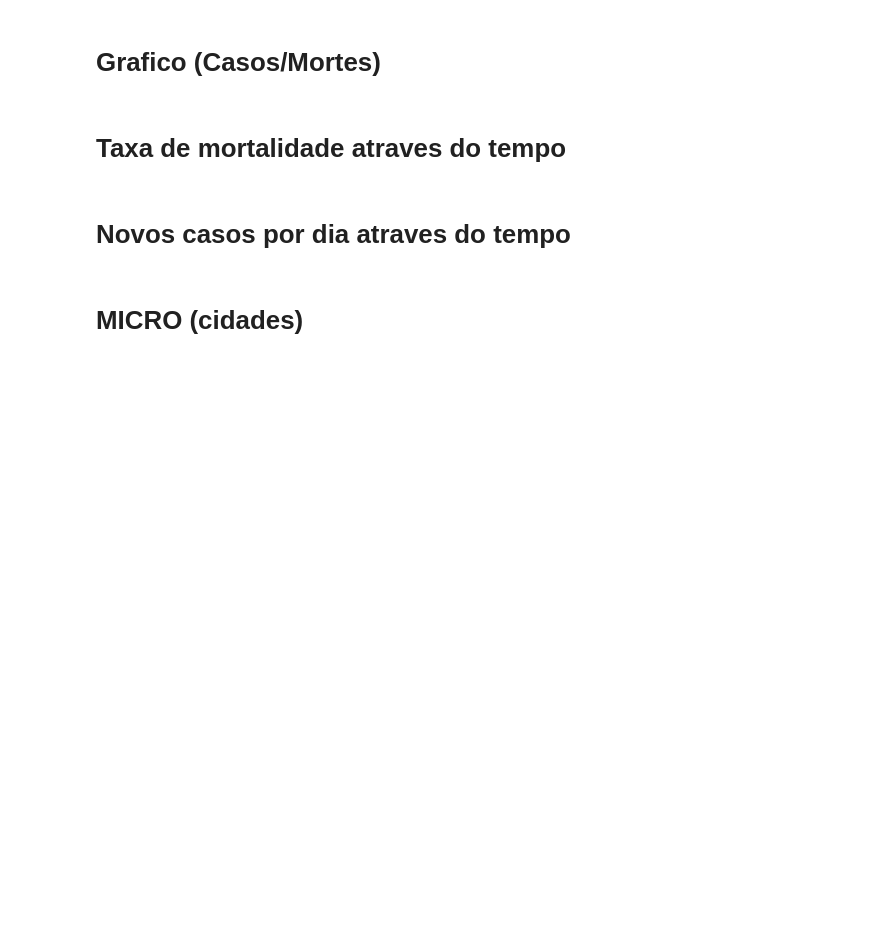
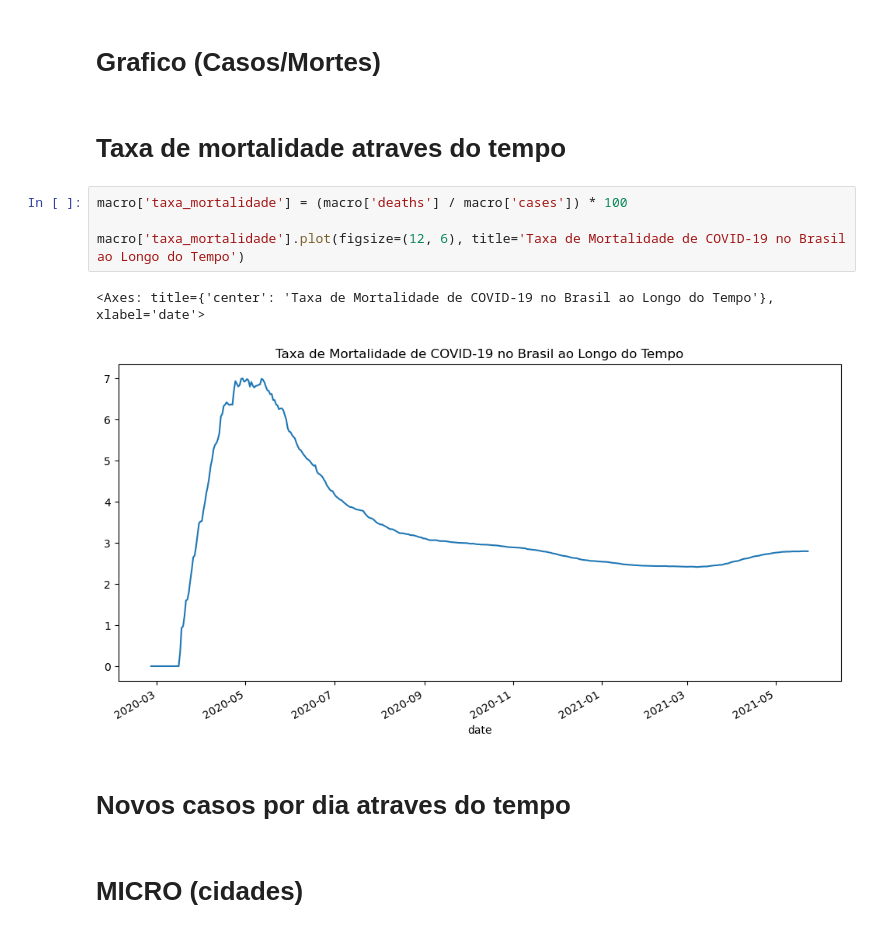
Before and after one commit to levyvix/kaggle_extract, a Jupyter notebook: explore.ipynb, the cells around one changed output. Cells and saved outputs as stored; diff of their text form; blank space fills up the shorter version.

```diff
--- a/explore.ipynb
+++ b/explore.ipynb
@@ -39,6 +39,13 @@ macro.plot(figsize=(12,6))
 # Grafico (Casos/Mortes)
 # %% [markdown]
 # Taxa de mortalidade atraves do tempo
+# %%
+macro['taxa_mortalidade'] = (macro['deaths'] / macro['cases']) * 100
+
+macro['taxa_mortalidade'].plot(figsize=(12, 6), title='Taxa de Mortalidade de COVID-19 no Brasil ao Longo do Tempo')
+# %% [output]
+<Axes: title={'center': 'Taxa de Mortalidade de COVID-19 no Brasil ao Longo do Tempo'}, xlabel='date'>
+[figure, added]
 # %% [markdown]
 # Novos casos por dia atraves do tempo
 # %% [markdown]
```
Also changed, not shown: parts of 6 cells of this notebook.
